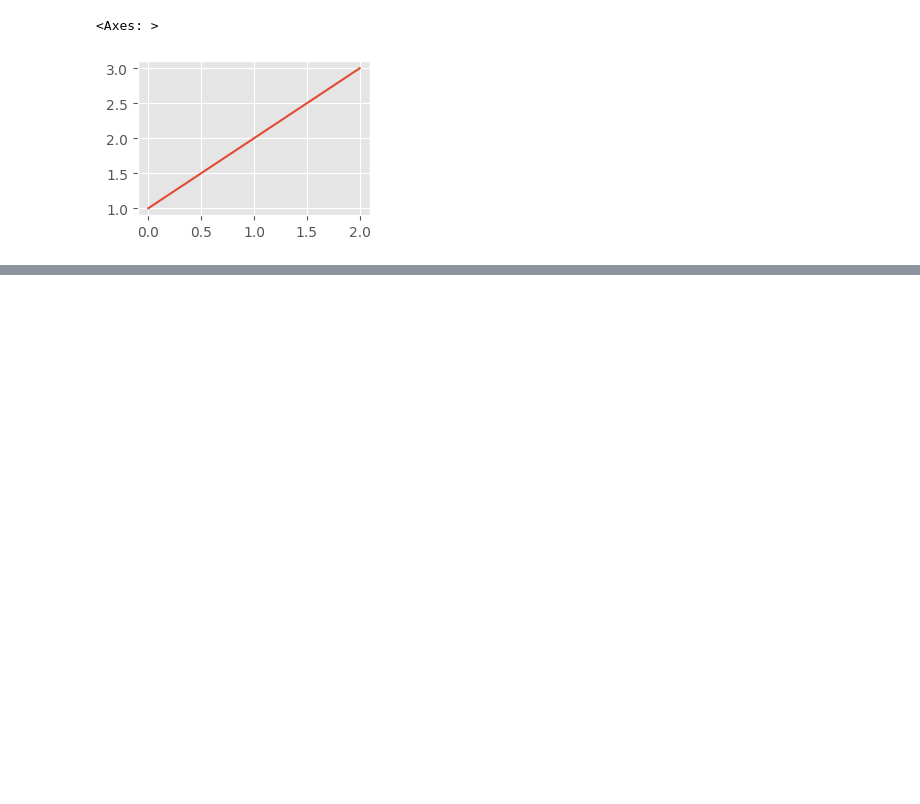
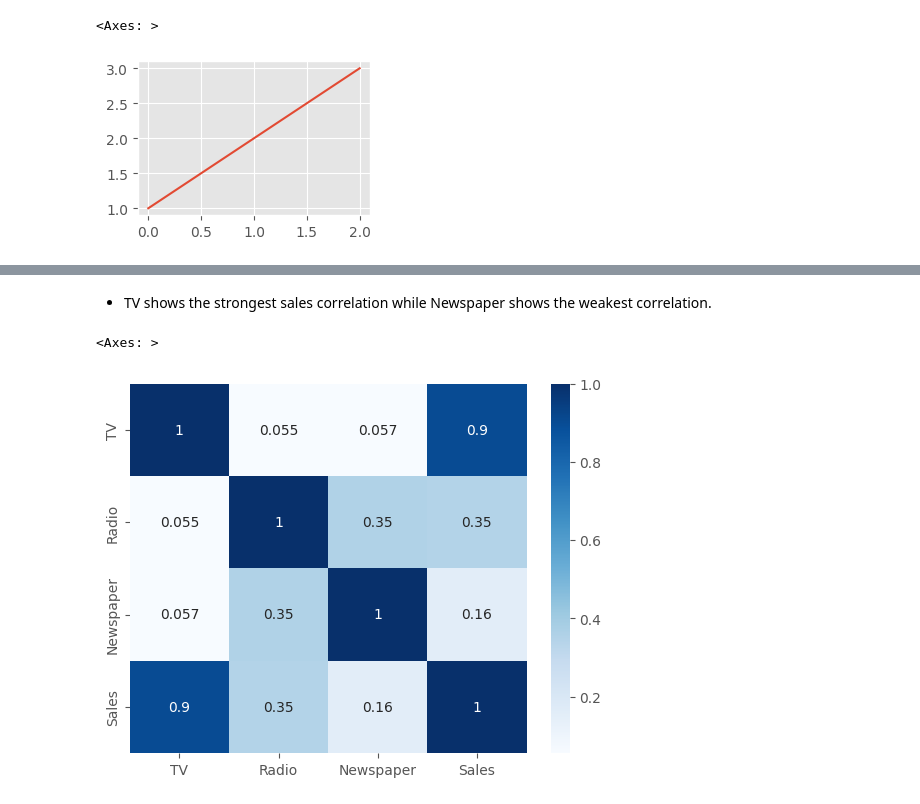
Before and after one commit to BrianK64/Microsoft_AI_School, a Jupyter notebook: Machine_Learning/Ad_Sales_Analysis.ipynb, the cells around one changed output, grey strips where cells are left out. Drawn from its saved outputs; the diff is of its cells as text; code cells hidden in the pictures; blank space fills up the shorter version.

```diff
--- a/Machine_Learning/Ad_Sales_Analysis.ipynb
+++ b/Machine_Learning/Ad_Sales_Analysis.ipynb
@@ -23,0 +134,8 @@ df = pd.read_csv('https://raw.githubusercontent.com/JayoungKim-ai/ML_dataset/mai
+# %% [markdown]
+* TV shows the strongest sales correlation while Newspaper shows the weakest correlation.
+# %%
+# Correlation Coefficient Heatmap
+sns.heatmap(df.corr(), cmap = "Blues", annot = True)
+# %% [output]
+<Axes: >
+[figure, added]
```
Also changed, not shown: parts of 19 cells of this notebook.
